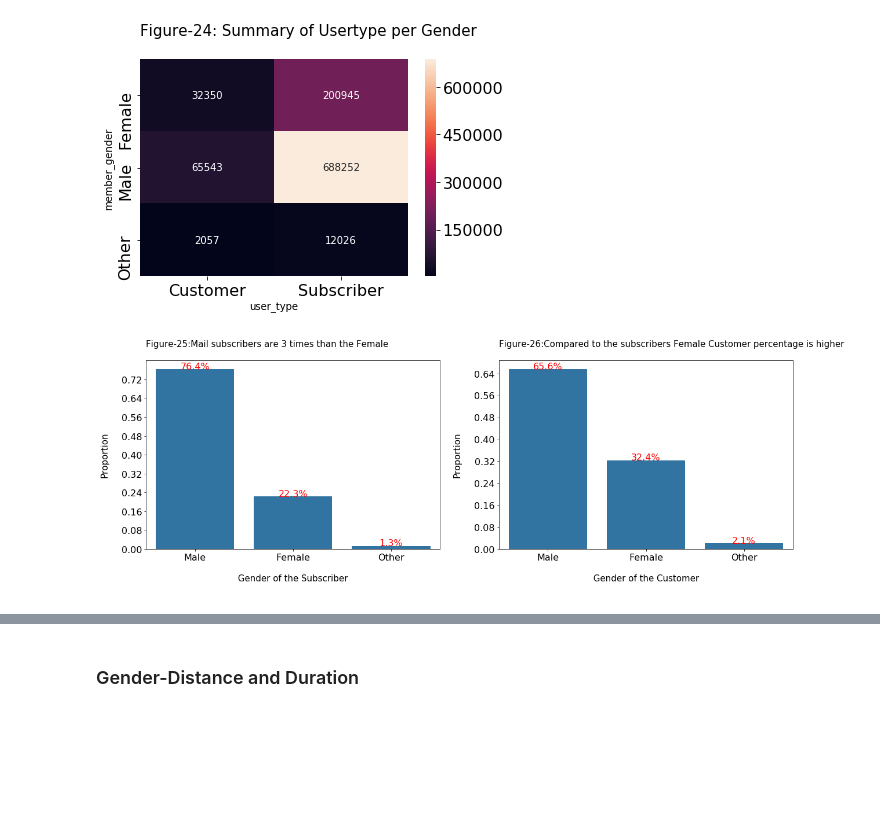
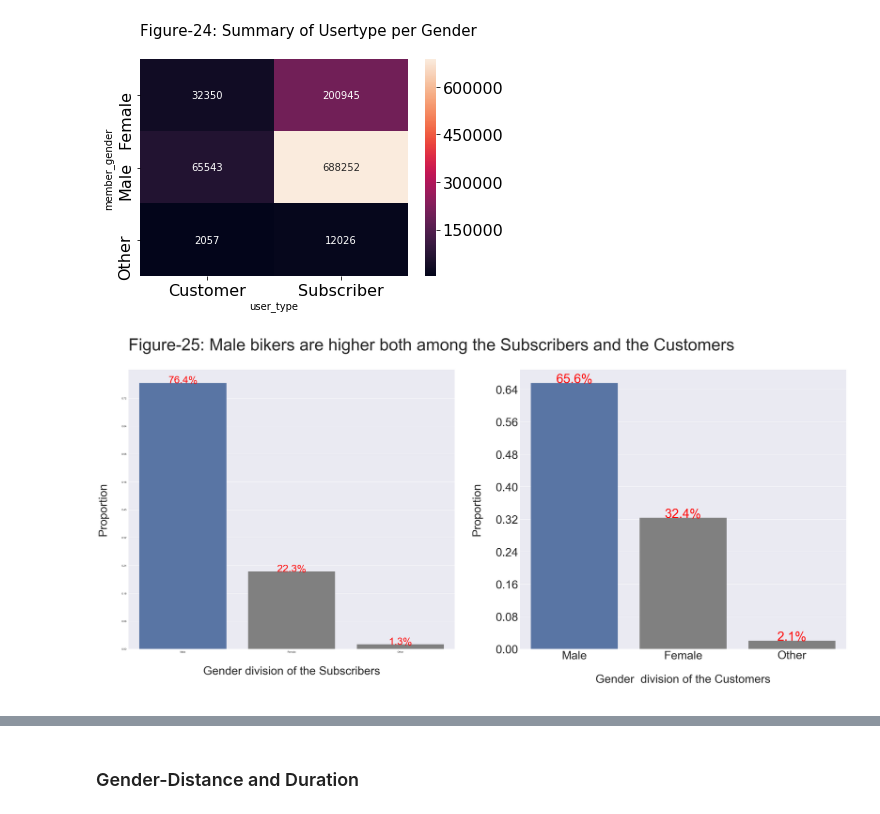
Before and after one commit to jahid-razan/Data-Analyst_Nano_degree_projects, a Jupyter notebook: Data_Story- Age_group and Gender.ipynb, the cells around one changed output, grey strips where cells are left out. Cells and saved outputs as stored; diff of their text form; code cells hidden in the pictures; blank space fills up the shorter version.

```diff
--- a/Data_Story- Age_group and Gender.ipynb
+++ b/Data_Story- Age_group and Gender.ipynb
@@ -88,9 +92,14 @@ Text(0,0.5,'Age  \n')
 # %%
-plt.figure(figsize = [10, 8])
+plt.figure(figsize = [12, 8])
+sns.set(style="darkgrid")
 bin_edges = np.arange(0, df['age'].max()+1, 1)
 sns.distplot(df['age'], bins = bin_edges, kde = True,
             hist_kws = {'alpha' : 0.5})
 plt.axvline(df.age.median(), c = 'red')
-plt.title('Figure-22: Half of the population is lower than 35 years old \n',fontsize=15,loc="left")
-plt.xlabel("Age \n",fontsize=15)
+plt.title('Figure-22: Half of the population is lower than 35 years old \n',fontsize=25,loc="left")
+plt.xlabel("Age \n",fontsize=25)
+plt.xlim(0, 120)
+plt.rc('xtick',labelsize=35)
+plt.rc('ytick',labelsize=35)
+sns.despine(bottom=True, left=True)
 # %% [output]
@@ -202,12 +216,16 @@ Text(0,1,'Figure-24: Summary of Usertype per Gender \n')
 [figure]
 # %%
 ## Plot the percentage of movie released per quarter
-plt.figure(figsize = [20, 6])
+plt.figure(figsize = [50, 20])
+sns.set(style="darkgrid")
 plt.subplot(1, 2, 1)
-base_color = sns.color_palette()[1]
+base_color = sns.color_palette()[0]
 n_points = df_subscriber['member_gender'].value_counts().sum()
 max_count = df_subscriber['member_gender'].value_counts().max()
 max_prop = max_count/ n_points
+
+values = np.array( df_subscriber['member_gender'].value_counts()/ df_subscriber['member_gender'].value_counts().sum()*100)
+clrs = ['grey'if (x < values.max()) else base_color for x in values]
 
 # generate tick mark locations and names
 tick_props = np.arange(0, max_prop, 0.08)
@@ -215,13 +233,13 @@ tick_names = ['{:0.2f}'.format(v) for v in tick_props]
 
 # create the plot
 base_color = sns.color_palette()[0]
-sns.countplot(data = df_subscriber, x = df_subscriber['member_gender'], color = base_color, order = df_subscriber['member_gender'].value_counts().index )
+sns.countplot(data = df_subscriber, x = df_subscriber['member_gender'], palette = clrs, order = df_subscriber['member_gender'].value_counts().index )
 plt.yticks(tick_props * n_points, tick_names)
-plt.xlabel("\n Gender of the Subscriber \n",fontsize=15)
-plt.ylabel("Proportion\n",fontsize=15)
-plt.title('Figure-25:Mail subscribers are three times than the Female\n',fontsize=15,loc="left")
-plt.rc('xtick',labelsize=16)
-plt.rc('ytick',labelsize=16)
+plt.xlabel("\n Gender division of the Subscribers \n",fontsize=45)
+plt.ylabel("Proportion\n",fontsize=45)
+plt.title('Figure-25: Male bikers are higher both among the Subscribers and the Customers\n',fontsize=65,loc="left")
+plt.rc('xtick',labelsize=45)
+plt.rc('ytick',labelsize=45)
 
 # add annotations
 cat_counts = df_subscriber['member_gender'].value_counts()
@@ -233,43 +251,43 @@ for loc, label in zip(locs, labels):
     # get the text property for the label to get the correct count
     count = cat_counts[label.get_text()]
     pct_string = '{:0.1f}%'.format(100*count/n_points)
-    plt.text(loc, count+1, pct_string, ha = 'center', color = 'R', fontsize=16)
+    plt.text(loc, count+1, pct_string, ha = 'center', color = 'R', fontsize=40)
 
 
 ## Plot the percentage of movie released per quarter
 plt.subplot(1, 2, 2)
 base_color = sns.color_palette()[1]
 n_points = df_customer['member_gender'].value_counts().sum()
 max_count = df_customer['member_gender'].value_counts().max()
 max_prop = max_count/ n_points
 
 # generate tick mark locations and names
 tick_props = np.arange(0, max_prop, 0.08)
 tick_names = ['{:0.2f}'.format(v) for v in tick_props]
 
 # create the plot
 base_color = sns.color_palette()[0]
-sns.countplot(data = df_customer, x = df_customer['member_gender'], color = base_color, order = df_customer['member_gender'].value_counts().index )
+sns.countplot(data = df_customer, x = df_customer['member_gender'], palette = clrs, order = df_customer['member_gender'].value_counts().index )
 plt.yticks(tick_props * n_points, tick_names)
-plt.xlabel("\n Gender of the Customer \n",fontsize=15)
-plt.ylabel("Proportion\n",fontsize=15)
-plt.title('Figure-26:Compared to the Subscribers Female Customer percentage is higher\n',fontsize=15,loc="left")
-plt.rc('xtick',labelsize=16)
-plt.rc('ytick',labelsize=16)
+plt.xlabel("\n Gender  division of the Customers \n",fontsize=45)
+plt.ylabel("Proportion\n",fontsize=45)
+#plt.title('Figure-26:Female Customer percentage is higher\n',fontsize=45,loc="left")
+plt.rc('xtick',labelsize=45)
+plt.rc('ytick',labelsize=45)
 
 # add annotations
 cat_counts = df_customer['member_gender'].value_counts()
 locs, labels = plt.xticks() # get the current tick locations and labels
 
 # loop through each pair of locations and labels
 for loc, label in zip(locs, labels):
 
     # get the text property for the label to get the correct count
     count = cat_counts[label.get_text()]
     pct_string = '{:0.1f}%'.format(100*count/n_points)
-    plt.text(loc, count+1, pct_string, ha = 'center', color = 'R', fontsize=16)
+    plt.text(loc, count+1, pct_string, ha = 'center', color = 'R', fontsize=50)
 # %% [output]
-[figure, old version]
+[figure, new version]
 # %%
 df_under61_sub = df_under61.query('user_type == "Subscriber"')
 df_under61_cus = df_under61.query('user_type == "Customer"')
```
Also changed, not shown: parts of 7 cells of this notebook.
